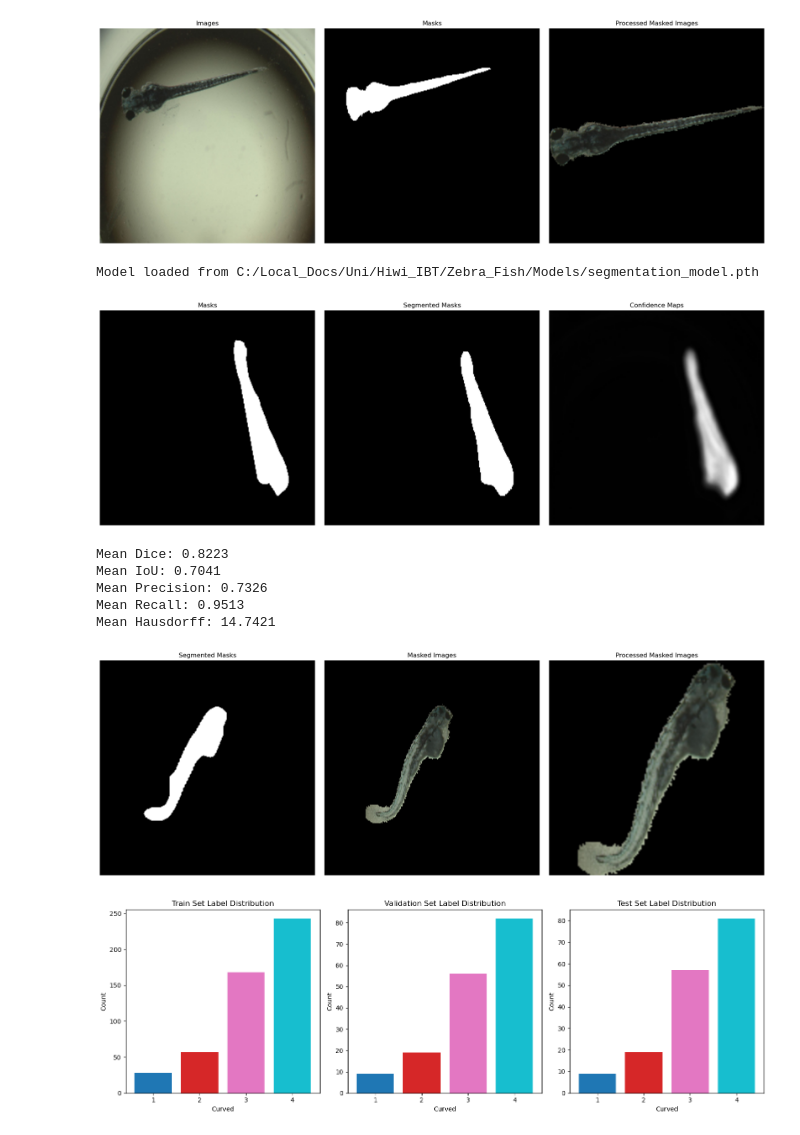
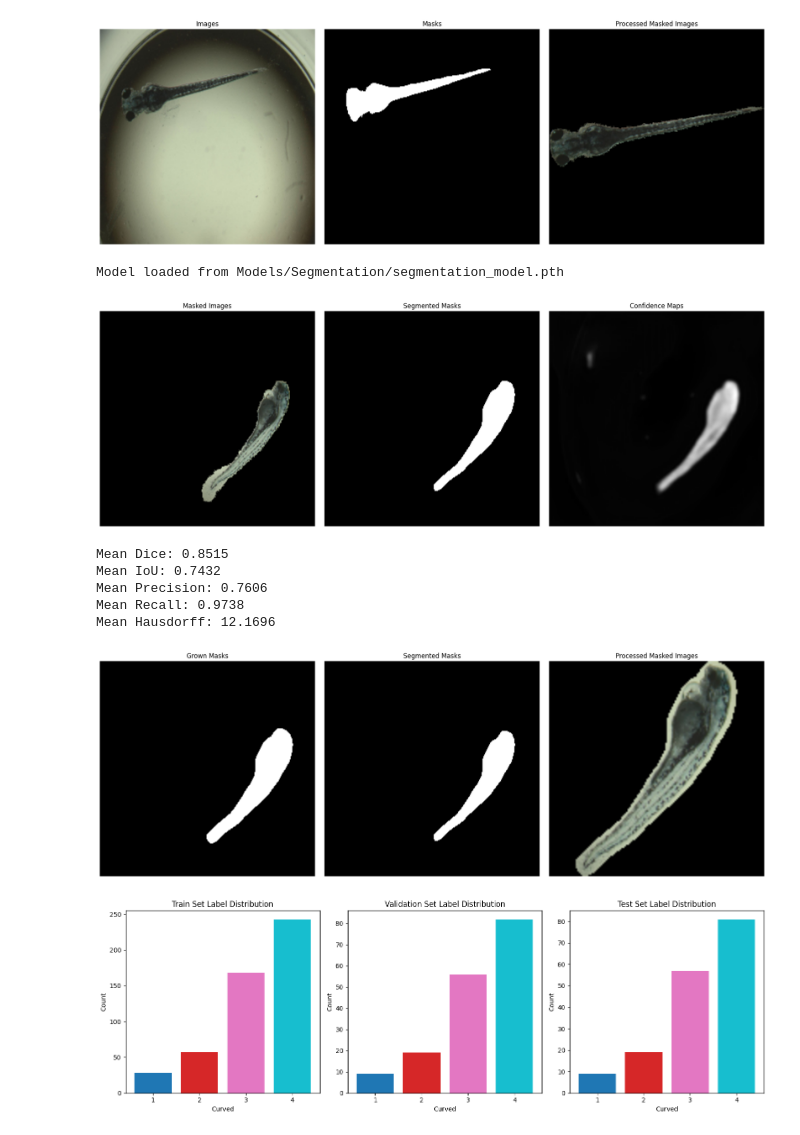
Before and after one commit to MarkDanielArndt/Zebra_Fish, a Jupyter notebook: Segmentation_Notebook.ipynb, the cells around one changed output. Saved outputs shown, nothing was run; the diff lists cells and outputs as text; code cells hidden in the pictures.

```diff
--- a/Segmentation_Notebook.ipynb
+++ b/Segmentation_Notebook.ipynb
@@ -17,13 +17,15 @@ from torch.nn import CrossEntropyLoss
 from sklearn.model_selection import train_test_split
 import json
 import tensorflow as tf
-from tensorflow.keras.applications import VGG16
+from tensorflow.keras.applications import VGG16, ResNet50, MobileNetV2
 from tensorflow.keras.models import Model
 from tensorflow.keras.layers import Dense, Flatten, Dropout
 from tensorflow.keras.regularizers import l1
 from tensorflow.keras.optimizers import Adam
 from tensorflow.keras.preprocessing.image import ImageDataGenerator
 from tensorflow.keras.applications.vgg16 import preprocess_input
+from tensorflow.keras.applications.resnet50 import preprocess_input as preprocess_input_resnet
+from tensorflow.keras.applications.mobilenet_v2 import preprocess_input as preprocess_input_mobilenet
 from tensorflow.keras.utils import to_categorical
 from sklearn.metrics import confusion_matrix
 import seaborn as sns
@@ -38,6 +40,6 @@ random.seed(seed)
 np.random.seed(seed)
 
 #0. Set user
-User="Andrey" #Set to Mark if you are Mark XD
+User="Mark" #Set to Mark if you are Mark XD
 print(User)
 # %% [output]
@@ -56,11 +58,11 @@ if User=="Mark":
     images_folder = "C:/Users/ma405l/Documents/Heidelberg_Schweregrad/Full_data/Raw_data_full_train"
     masks_folder = "C:/Users/ma405l/Documents/Heidelberg_Schweregrad/Full_data/Masked_images"
     #2. Set parameters for data processing
-    target_size=(256,256)	#Size of the images for training
+    target_size= (256,256)	#Size of the images for training
     num_classes = 4
 
     #3. Train, Val, Test Split
-    skip_train = True
+    skip_train = False
     train_size = 0.6
     val_size = 0.2
     test_size = 0.2
@@ -71,7 +73,7 @@ if User=="Mark":
     balance_val = False
     balance_test = False
 
-    Model_type = "CNN"
+    Model_type = "CNN" #Set to "Transformer" or "CNN"
 
     # Segmentation
     Model_seg = False
@@ -83,10 +85,10 @@ if User=="Mark":
     # HP Tuning
     hp_tuning = True
     hp_dense_layer = [512]
-    hp_lr = [2e-4]
+    hp_lr = [1e-5]
 
     #Use trained model for mask segmentation of images
-    use_seg_model = False
+    use_seg_model = True
     trained_seg_model = f"{seg_directory}/Segmentation/seg_model.pth"
 
     #5 Transformer. Augmentation parameters
@@ -94,12 +96,12 @@ if User=="Mark":
     trans_width_shift_range = 0.2
     trans_height_shift_range = 0.2
     trans_zoom_range = 0.1
-    trans_horizontal_flip  = False
+    trans_horizontal_flip  = True
     trans_fill_mode="nearest"
 
     #6 Transformer. Training parameters
     trans_learning_rate = 0.00008 # Define learing rate
-    trans_num_epochs = 1 # Define the number of epochs
+    trans_num_epochs = 5 # Define the number of epochs
 
     #7 Transformer. Save parameters
     trans_log_directory = f"Models/Transformer"
@@ -108,10 +110,10 @@ if User=="Mark":
 
     #5 CNN. Augmentation parameters
     cnn_rotation_range = 45
-    cnn_width_shift_range = 0.2
-    cnn_height_shift_range = 0.2
+    cnn_width_shift_range = 0.1
+    cnn_height_shift_range = 0.1
     cnn_zoom_range = 0.1
-    cnn_horizontal_flip  = False
+    cnn_horizontal_flip  = True
     cnn_fill_mode="nearest"
 
     #6 CNN. Training parameters
@@ -120,14 +122,14 @@ if User=="Mark":
 
     cnn_learning_rate = 0.001
     cnn_loss = 'crossentropy'
-    cnn_num_epochs = 5
+    cnn_num_epochs = 10
     cnn_num_epochs_pre = 5
     dense_layer = 512
     dropout = 0.3
 
     #7 CNN. Save parameters
     cnn_log_directory = "Models/CNN"
-    cnn_model_name = "vgg_16_model.keras"
+    cnn_model_name = "best_model.keras"
     cnn_metrics_name = "vgg_16_metrics.json"
 # %%
 #Set Parameters Andrey
@@ -164,9 +166,9 @@ if User=="Andrey":
     seg_train = False
 
     # HP Tuning
-    hp_tuning = False
+    hp_tuning = True
     hp_dense_layer = [512]
-    hp_lr = [2e-4]
+    hp_lr = [1e-5]
 
     #Use trained model for mask segmentation of images
     use_seg_model = True
@@ -198,7 +200,7 @@ if User=="Andrey":
     cnn_width_shift_range = 0.2
     cnn_height_shift_range = 0.2
     cnn_zoom_range = 0.1
-    cnn_horizontal_flip  = False
+    cnn_horizontal_flip  = True
     cnn_fill_mode="nearest"
 
     #6 CNN. Training parameters
@@ -709,11 +711,11 @@ if use_seg_model:
     df_result["Confidence Maps"] = confidence_maps
     df_result["Segmented Masks"] = segmented_masks
 # %% [output]
-Model loaded from C:/Local_Docs/Uni/Hiwi_IBT/Zebra_Fish/Models/segmentation_model.pth
+Model loaded from Models/Segmentation/segmentation_model.pth
 # %%
-display_images(df_result, index=56, col1="Masks", col2="Segmented Masks", col3='Confidence Maps', target_size=target_size)
+display_images(df_result, index=9, col1="Masked Images", col2="Segmented Masks", col3='Confidence Maps', target_size=target_size)
 # %% [output]
-[figure, old version]
+[figure, new version]
 # %%
 #Floodfill the holes in segmented masks
 def fill_holes(mask):
@@ -894,11 +896,11 @@ metrics = compute_segmentation_metrics(
 for metric_name, value in metrics.items():
     print(f"{metric_name}: {value:.4f}")
 # %% [output]
-Mean Dice: 0.8223
-Mean IoU: 0.7041
-Mean Precision: 0.7326
-Mean Recall: 0.9513
-Mean Hausdorff: 14.7421
+Mean Dice: 0.8515
+Mean IoU: 0.7432
+Mean Precision: 0.7606
+Mean Recall: 0.9738
+Mean Hausdorff: 12.1696
 # %%
 #Apply segmented masks to the images and change columen name of masked images
 #Preprocess masked images and create the column "processed_image"
@@ -908,7 +910,7 @@ if use_seg_model:
     for idx, row in df_result.iterrows():
         img_path = row["Images"]
         #!!!currently the origninal masks are used!!!
-        mask = row["Masks"]
+        mask = row["Grown Masks"]
 
         # Load the original image
         original_image = cv2.imread(img_path)  # Load raw image
@@ -942,13 +944,15 @@ if use_seg_model:
     # Overwrite the "Masked Images" column
     df_result["Masked Images"] = masked_images
 
+
     df_result = preprocess_masked_images(df_result, target_size)
 # %%
 #Display predicted Mask, Masked image and Processed Masked Image
 if use_seg_model:
-    display_images(df_result, index=1, col1="Masks", col2="Masked Images", col3='Processed Masked Images', target_size=target_size)
+    #display_images(df_result, index=1, col1="Masked Images New", col2="Masked Images", col3='Processed Masked Images', target_size=target_size)
+    display_images(df_result, index=9, col1="Grown Masks", col2="Segmented Masks", col3='Processed Masked Images', target_size=target_size)
 # %% [output]
-[figure, old version]
+[figure, new version]
 # %%
 #3) Train, Val, Test Split saved in 3 new DataFrames
 if load_with_split and label_name == "Curved":
```
Also changed, not shown: parts of 11 cells of this notebook, 12 other files.
